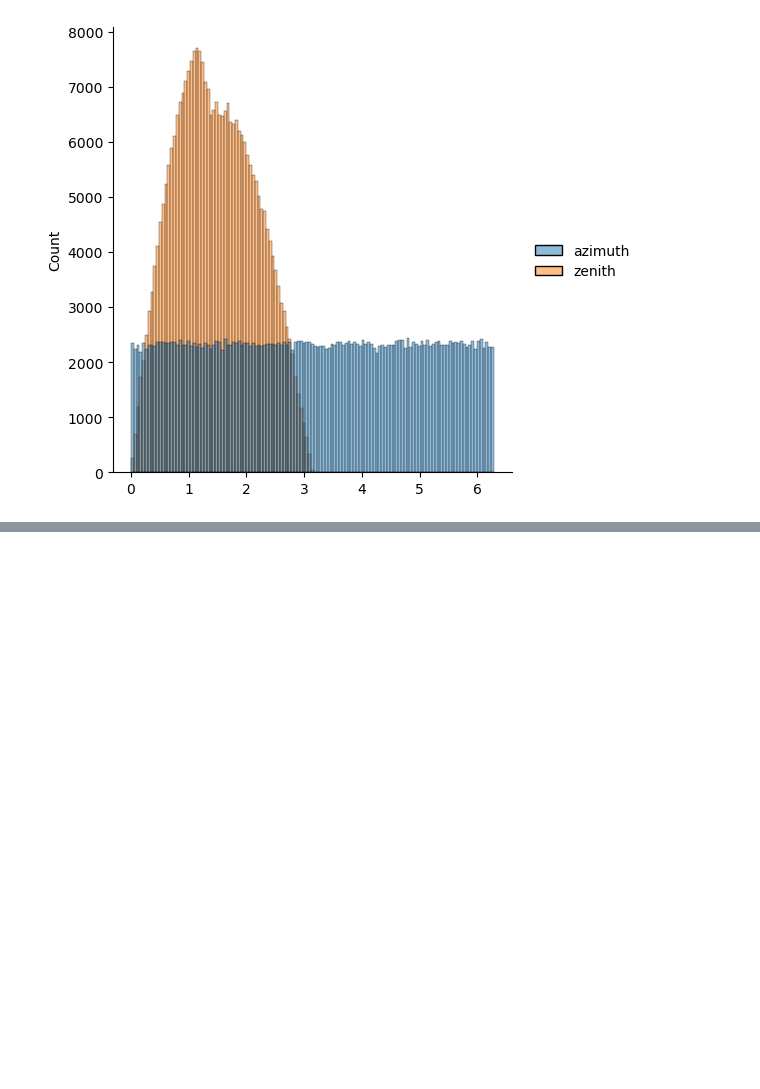
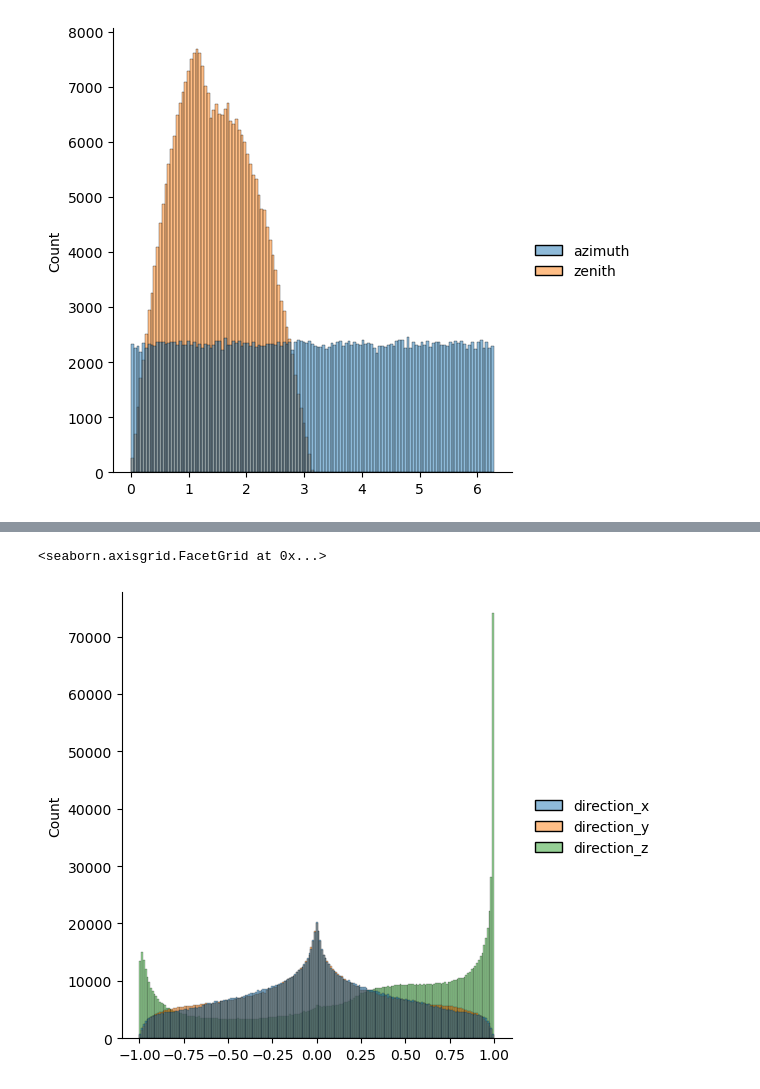
Before and after one commit to IMOKURI/kaggle-ice-cube, a Jupyter notebook: notebook/EDA.ipynb, the cells around one changed output, grey strips where cells are left out. Cells and saved outputs as stored; diff of their text form; code cells hidden in the pictures; blank space fills up the shorter version.

```diff
--- a/notebook/EDA.ipynb
+++ b/notebook/EDA.ipynb
@@ -566,0 +578,5 @@ sns.displot(submission_high_sigma.reset_index().loc[:300000, ["azimuth", "zenith
+# %%
+sns.displot(results_high_sigma[["direction_x", "direction_y", "direction_z"]])
+# %% [output]
+<seaborn.axisgrid.FacetGrid at 0x...>
+[figure, added]
```
Also changed, not shown: parts of 25 cells of this notebook, 4 other files.
